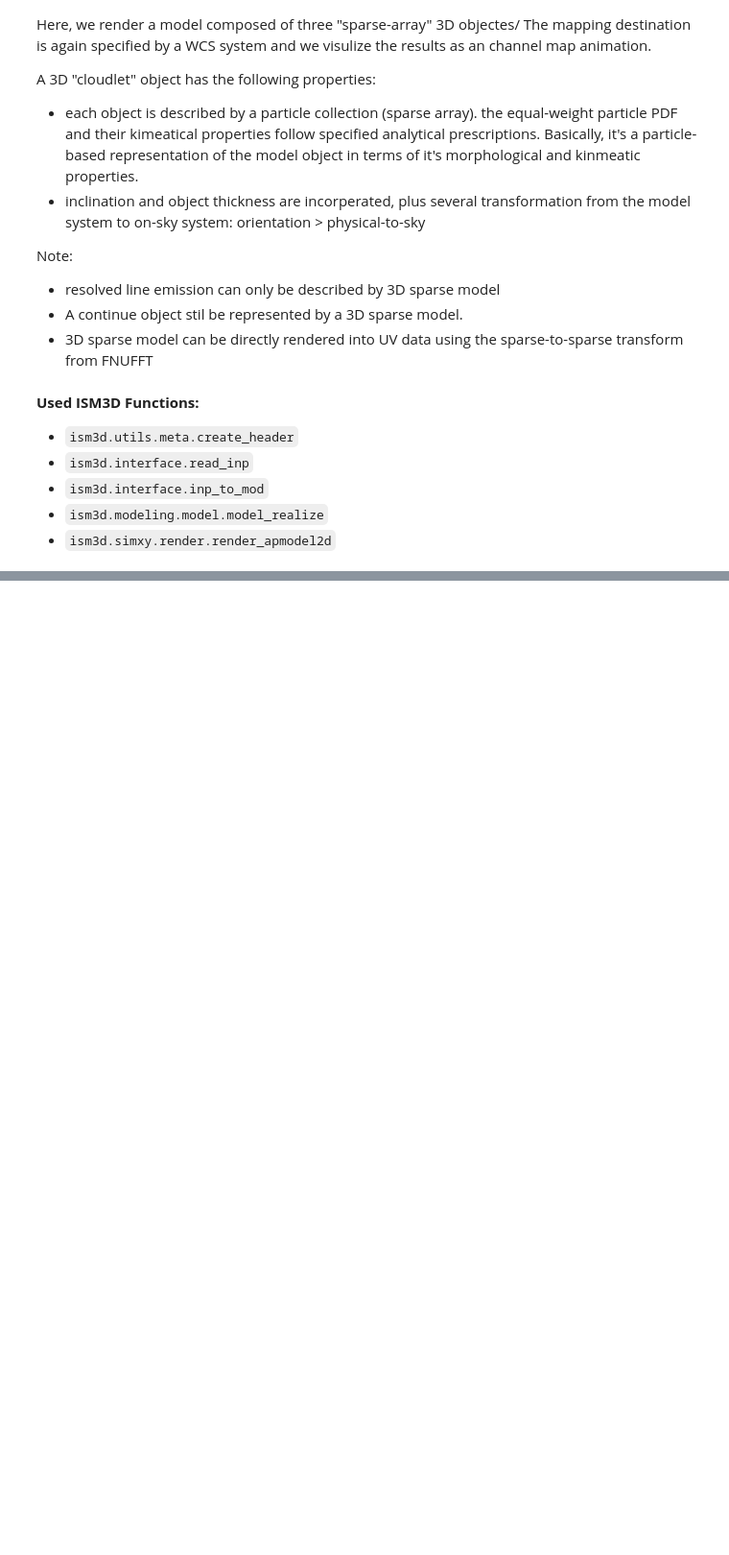
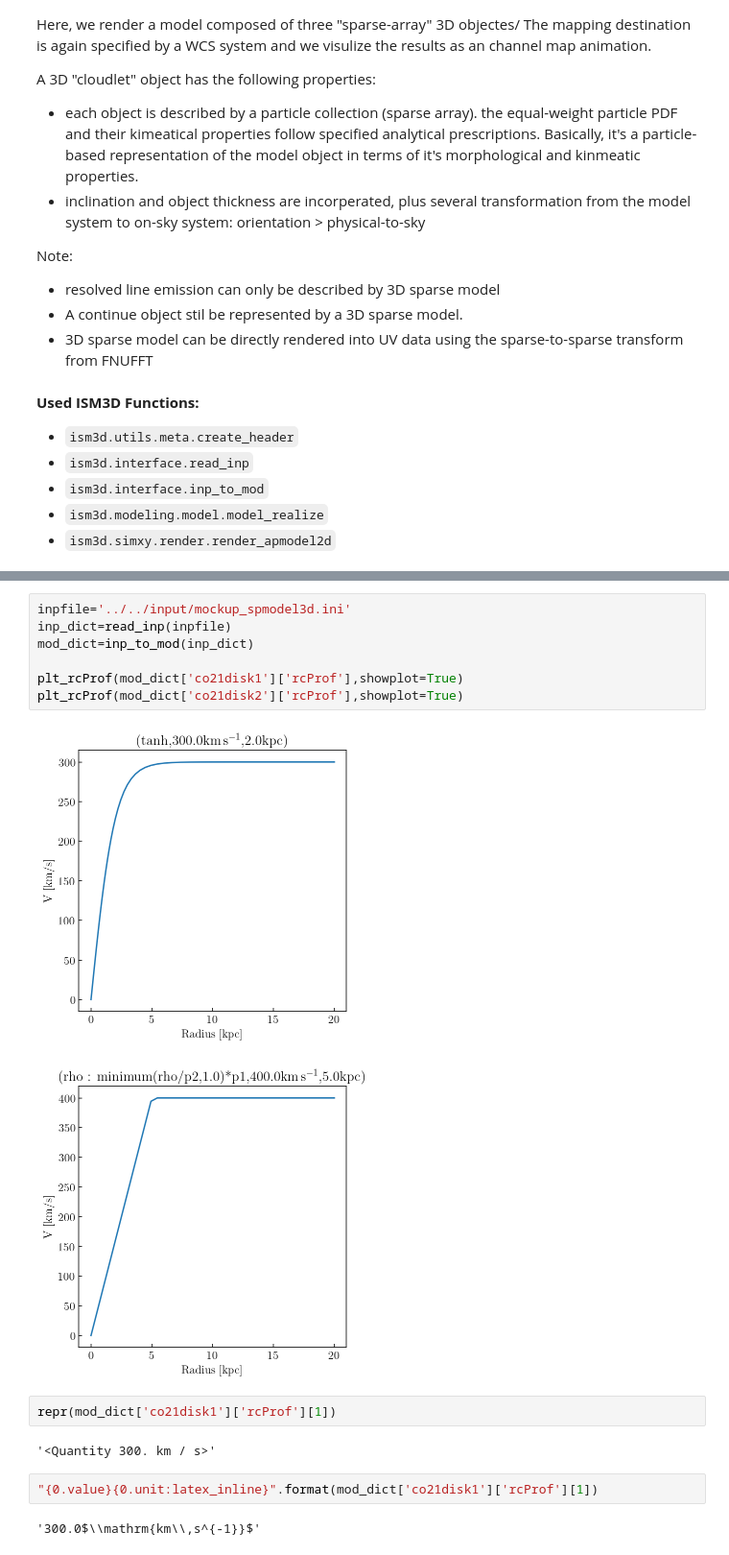
Before and after one commit to r-xue/ism3d-models, a Jupyter notebook: notebook/demo_api_arts.ipynb, the cells around one changed output, grey strips where cells are left out. Shown at 96% size. Saved outputs shown, nothing was run; the diff lists cells and outputs as text; blank space fills up the shorter version.

Commit message:
update mockup_spmodel3d.ini with : spirial+thickdisk objects; different options for keyword "rcProf"

```diff
--- a/notebook/demo_api_arts.ipynb
+++ b/notebook/demo_api_arts.ipynb
@@ -136,3 +133,21 @@ show_gif('mockup_arts3d.chmap/chmap.gif')
 # %% [output]
 [interactive output not drawn]
 <Figure size 432x288 with 0 Axes>
+# %%
+inpfile='../../input/mockup_spmodel3d.ini'
+inp_dict=read_inp(inpfile)
+mod_dict=inp_to_mod(inp_dict)
+
+plt_rcProf(mod_dict['co21disk1']['rcProf'],showplot=True)
+plt_rcProf(mod_dict['co21disk2']['rcProf'],showplot=True)
+# %% [output]
+[figure, added]
+[figure, added]
+# %%
+repr(mod_dict['co21disk1']['rcProf'][1])
+# %% [output]
+'<Quantity 300. km / s>'
+# %%
+"{0.value}{0.unit:latex_inline}".format(mod_dict['co21disk1']['rcProf'][1])
+# %% [output]
+'300.0$\\mathrm{km\\,s^{-1}}$'
```
Also changed, not shown: parts of 3 cells of this notebook, 1 other file.
